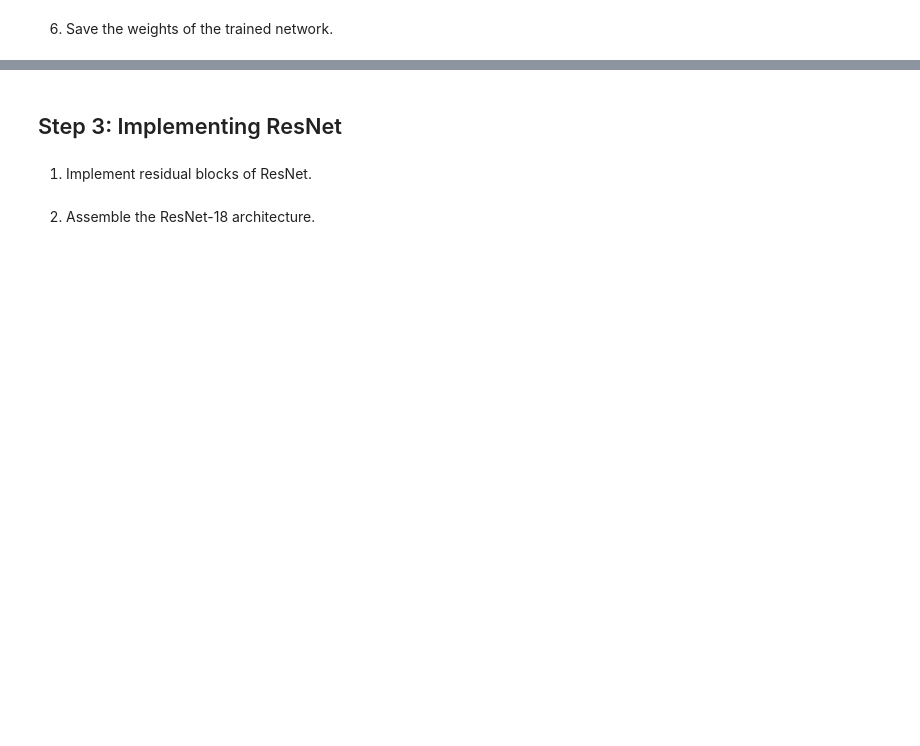
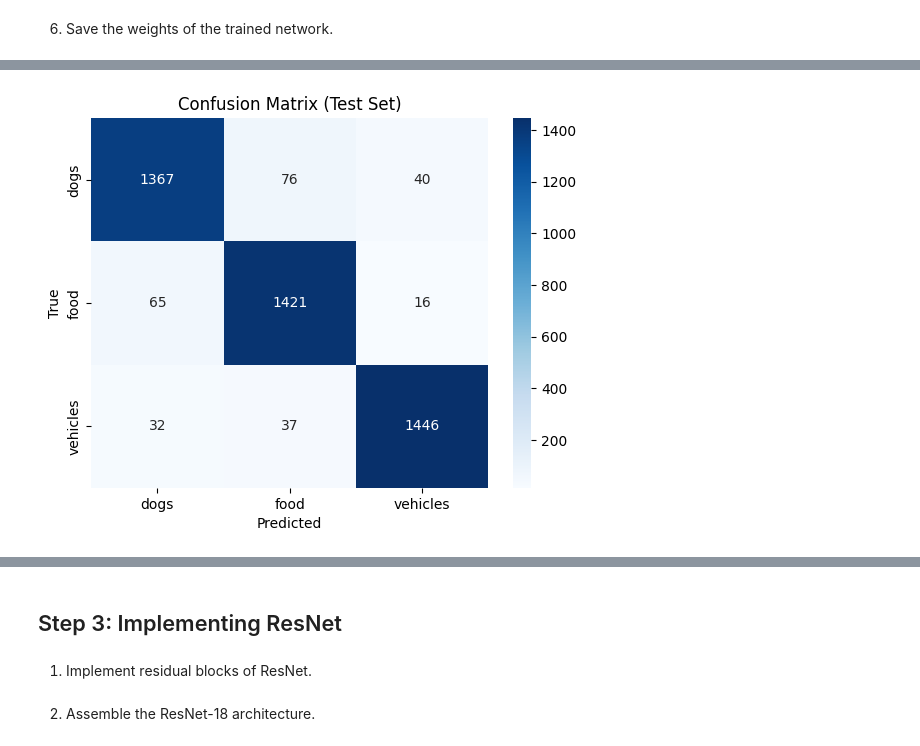
Before and after one commit to abhiiiinair24/Deep-Learning, a Jupyter notebook: A1/a1_part_1_sjoshi25_rajagop6.ipynb, the cells around one changed output, grey strips where cells are left out. Cells and saved outputs as stored; diff of their text form; code cells hidden in the pictures; blank space fills up the shorter version.

```diff
--- a/A1/a1_part_1_sjoshi25_rajagop6.ipynb
+++ b/A1/a1_part_1_sjoshi25_rajagop6.ipynb
@@ -265,0 +632,12 @@ sched = torch.optim.lr_scheduler.LRScheduler()
+# %%
+dataset_aug = ImageFolder("/content/cnn_dataset", transform=train_transforms_aug)
+
+# Optionally, split into train/val/test (70%-15%-15%)
+dataset_size = len(dataset_aug)
+train_size = int(0.70 * dataset_size)
+val_size = int(0.15 * dataset_size)
+test_size = dataset_size - train_size - val_size
+
+train_set_aug, val_set_aug, test_set_aug = torch.utils.data.random_split(
+    dataset_aug, [train_size, val_size, test_size]
+)
@@ -273,0 +859,20 @@ sched = torch.optim.lr_scheduler.LRScheduler()
+# %%
+#Confusion Matrix
+
+from sklearn.metrics import confusion_matrix
+import seaborn as sns
+import numpy as np
+
+cm = confusion_matrix(y_true, y_pred)
+
+plt.figure()
+sns.heatmap(cm, annot=True, fmt='d', cmap='Blues',
+            xticklabels=dataset.classes,
+            yticklabels=dataset.classes)
+
+plt.xlabel('Predicted')
+plt.ylabel('True')
+plt.title('Confusion Matrix (Test Set)')
+plt.show()
+# %% [output]
+[figure, added]
```
Also changed, not shown: parts of 67 cells of this notebook.
